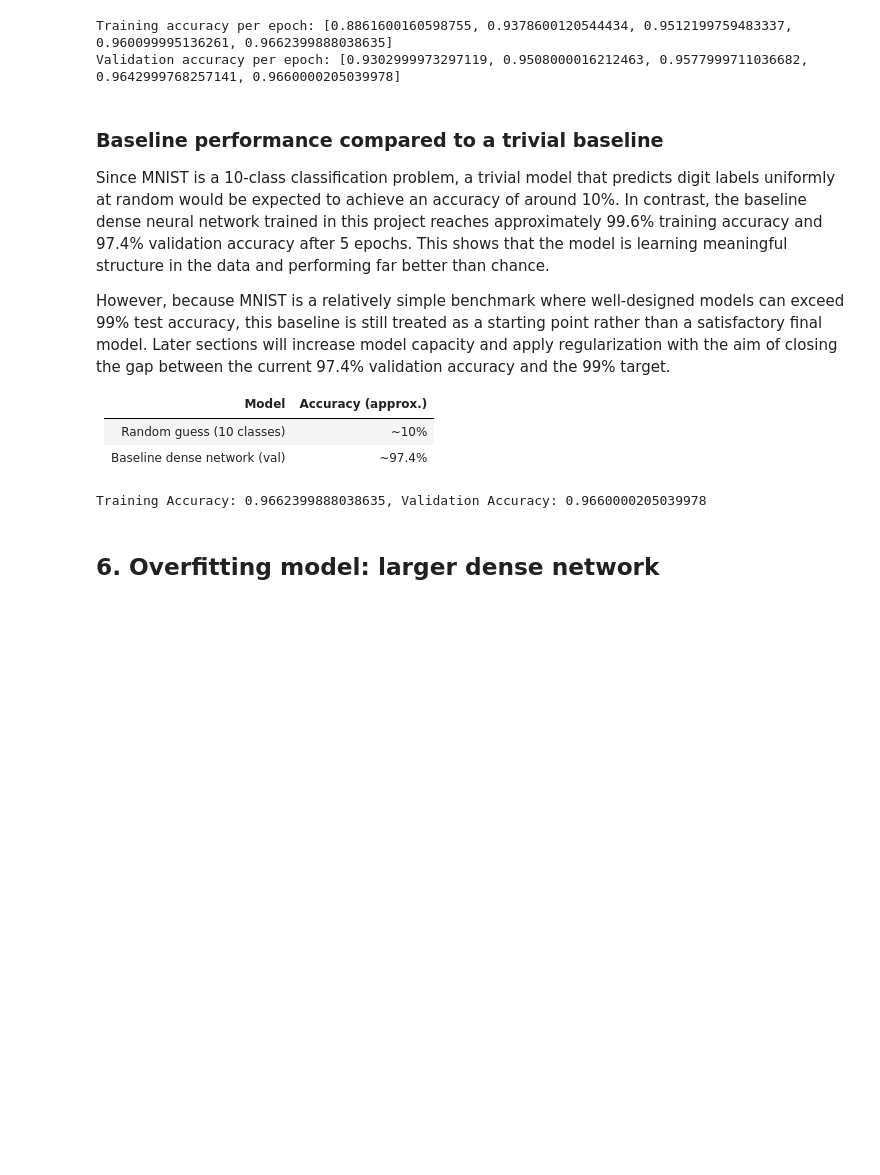
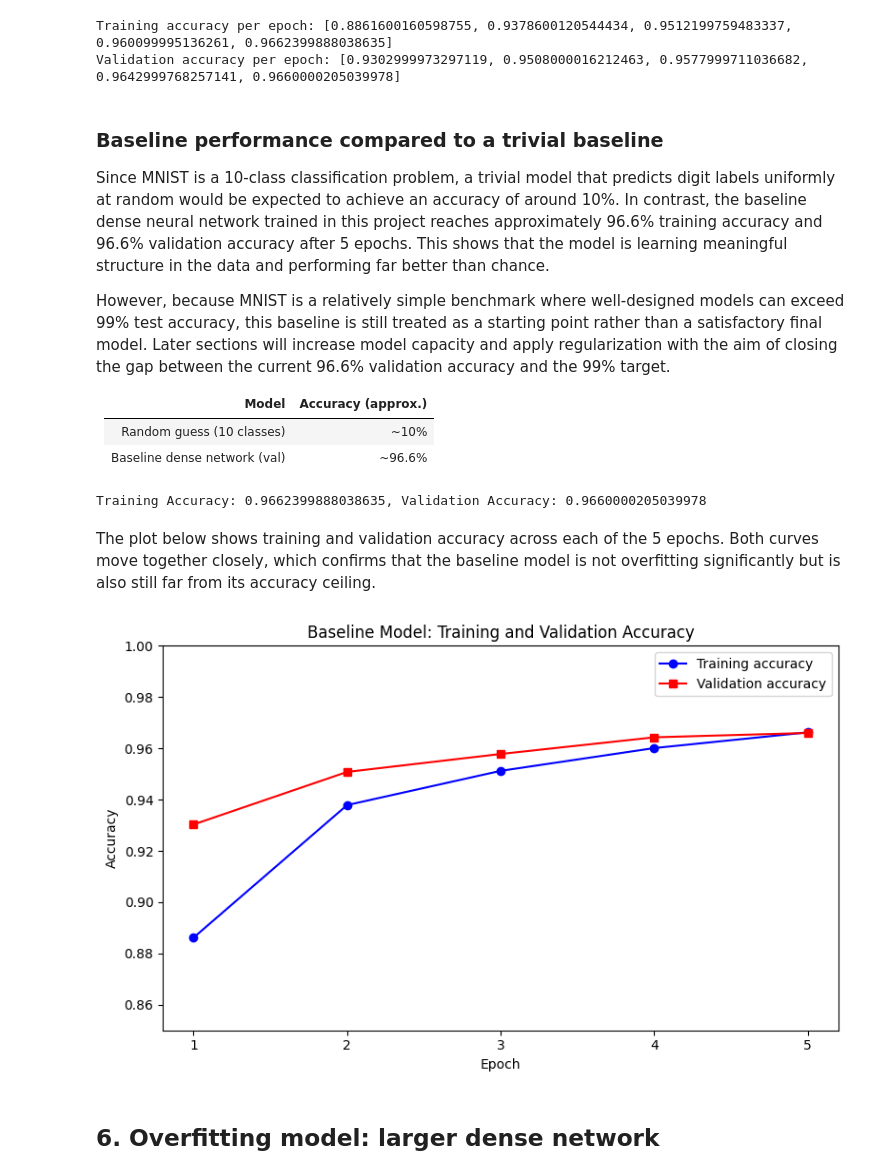
Before and after one commit to dstor0511/Machine-Learning-Final, a Jupyter notebook: deliverable_ml_coursework.ipynb, the cells around one changed output. Drawn from its saved outputs; the diff is of its cells as text; code cells hidden in the pictures; blank space fills up the shorter version.

Commit message:
Basic Report Finished & Added Graphs

```diff
--- a/deliverable_ml_coursework.ipynb
+++ b/deliverable_ml_coursework.ipynb
@@ -179,20 +179,40 @@ Validation accuracy per epoch: [0.9302999973297119, 0.9508000016212463, 0.957799
 # %% [markdown]
 ### Baseline performance compared to a trivial baseline
 
-Since MNIST is a 10-class classification problem, a trivial model that predicts digit labels uniformly at random would be expected to achieve an accuracy of around 10%. In contrast, the baseline dense neural network trained in this project reaches approximately 99.6% training accuracy and 97.4% validation accuracy after 5 epochs. This shows that the model is learning meaningful structure in the data and performing far better than chance.
+Since MNIST is a 10-class classification problem, a trivial model that predicts digit labels uniformly at random would be expected to achieve an accuracy of around 10%. In contrast, the baseline dense neural network trained in this project reaches approximately 96.6% training accuracy and 96.6% validation accuracy after 5 epochs. This shows that the model is learning meaningful structure in the data and performing far better than chance.
 
-However, because MNIST is a relatively simple benchmark where well-designed models can exceed 99% test accuracy, this baseline is still treated as a starting point rather than a satisfactory final model. Later sections will increase model capacity and apply regularization with the aim of closing the gap between the current 97.4% validation accuracy and the 99% target.
+However, because MNIST is a relatively simple benchmark where well-designed models can exceed 99% test accuracy, this baseline is still treated as a starting point rather than a satisfactory final model. Later sections will increase model capacity and apply regularization with the aim of closing the gap between the current 96.6% validation accuracy and the 99% target.
 
 | Model                          | Accuracy (approx.) |
 |--------------------------------|--------------------|
 | Random guess (10 classes)      | ~10%               |
-| Baseline dense network (val)   | ~97.4%             |
+| Baseline dense network (val)   | ~96.6%             |
 # %%
 train_acc = history_baseline.history["accuracy"]
 val_acc = history_baseline.history["val_accuracy"]
 print(f"Training Accuracy: {train_acc[-1]}, Validation Accuracy: {val_acc[-1]}")
 # %% [output]
 Training Accuracy: 0.9662399888038635, Validation Accuracy: 0.9660000205039978
+# %% [markdown]
+The plot below shows training and validation accuracy across each of the 5 epochs. Both curves move together closely, which confirms that the baseline model is not overfitting significantly but is also still far from its accuracy ceiling.
+# %%
+import matplotlib.pyplot as plt
+
+epochs_b = range(1, len(history_baseline.history["accuracy"]) + 1)
+
+plt.figure(figsize=(8, 5))
+plt.plot(epochs_b, history_baseline.history["accuracy"], "bo-", label="Training accuracy")
+plt.plot(epochs_b, history_baseline.history["val_accuracy"], "rs-", label="Validation accuracy")
+plt.title("Baseline Model: Training and Validation Accuracy")
+plt.xlabel("Epoch")
+plt.ylabel("Accuracy")
+plt.xticks(epochs_b)
+plt.ylim(0.85, 1.0)
+plt.legend()
+plt.tight_layout()
+plt.show()
+# %% [output]
+[figure, added]
 # %% [markdown]
 ## 6. Overfitting model: larger dense network
 # %% [markdown]
```
Also changed, not shown: parts of 12 cells of this notebook.
